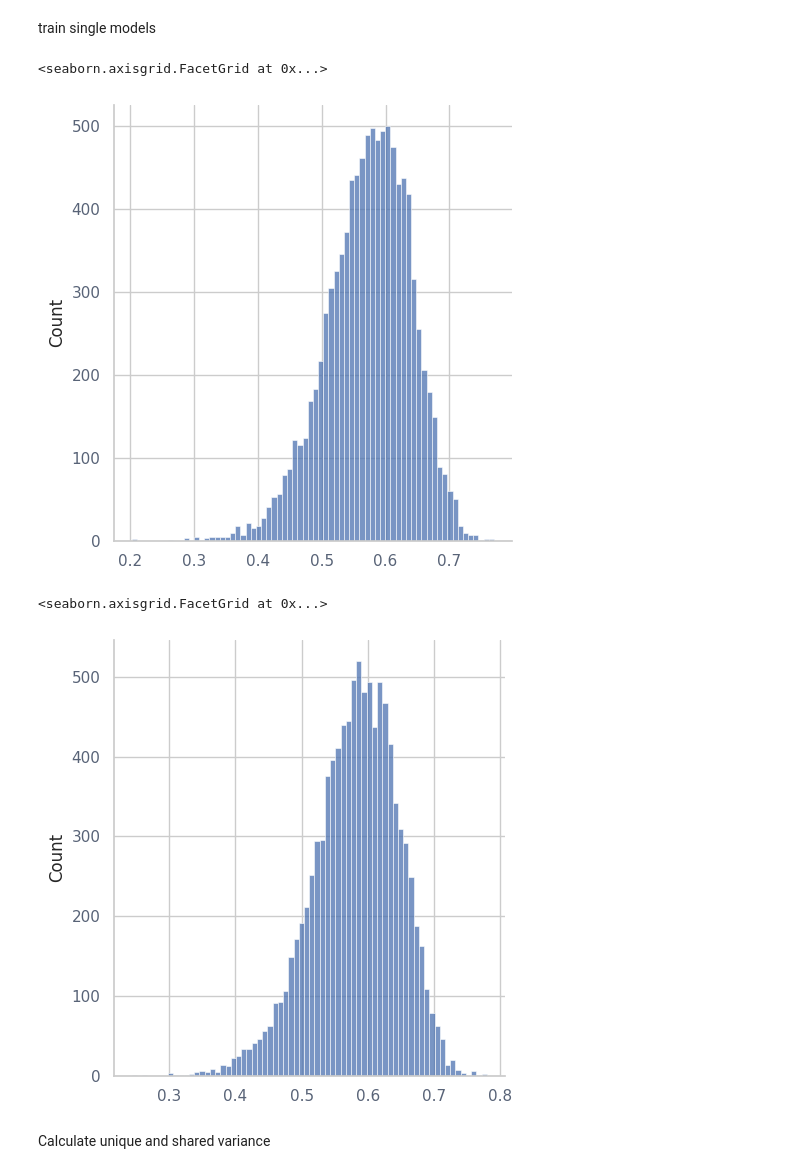
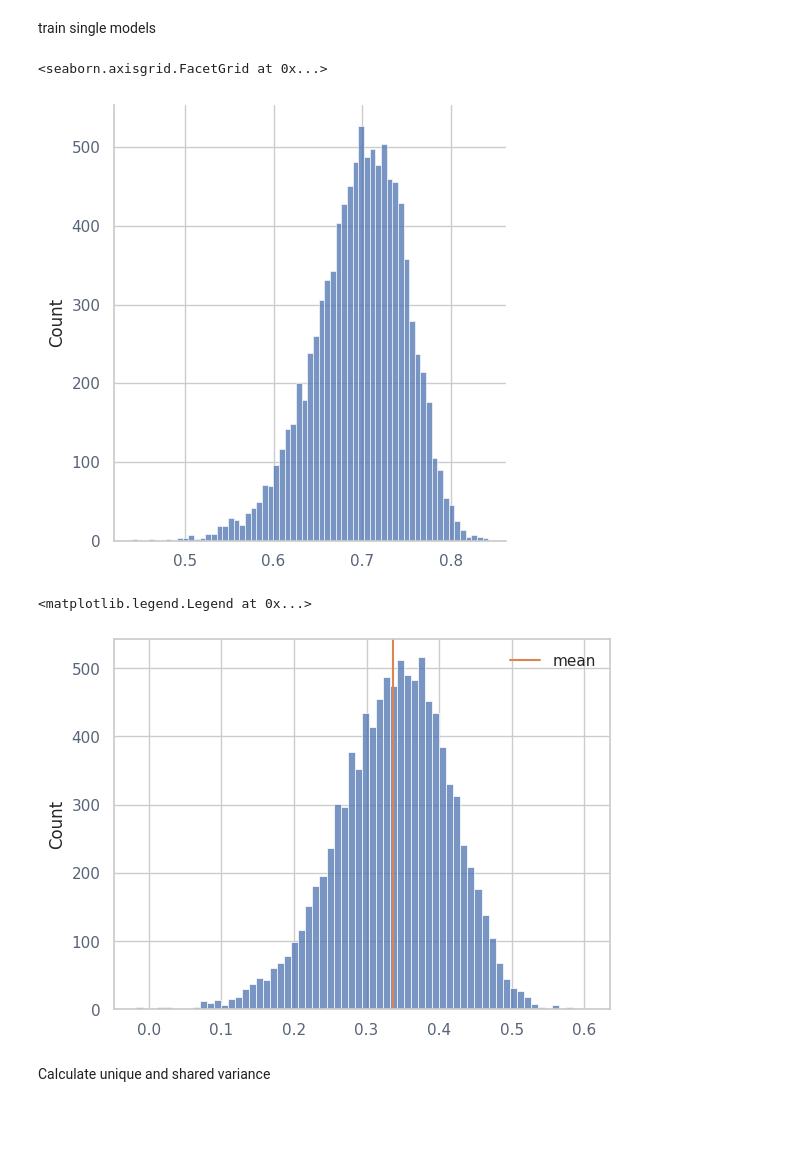
Before and after one commit to leo-schultheiss/compare_variance_residual, a Jupyter notebook: compare_variance_residual/variance_partitioning.ipynb, the cells around one changed output. Cells and saved outputs as stored; diff of their text form; code cells hidden in the pictures; blank space fills up the shorter version.

Commit message:
update alpha ranges for variance partitioning

```diff
--- a/compare_variance_residual/variance_partitioning.ipynb
+++ b/compare_variance_residual/variance_partitioning.ipynb
@@ -15,14 +15,14 @@ plt.style.use('nord')
 sns.set_theme(style='whitegrid')
 # %%
 d_list = [100, 100, 100]
-scalars = [1 / 3, 1 / 3, 1 / 3]
+scalars = [1 / 5, 3 / 5, 1 / 5]
 n_targets = 10000
 n_samples_train = 10000
 n_samples_test = 100
 n_samples = n_samples_train + n_samples_test
 noise_scalar = 0.1
 # %%
-alphas = np.logspace(-4, 4, 10)
+alphas = np.logspace(-5, 5, 10)
 cv = 10
 score_func = himalaya.scoring.r2_score
 # %%
@@ -55,7 +55,7 @@ score_0 = backend.to_numpy(score_0)
 sns.displot(score_0)
 # %% [output]
 <seaborn.axisgrid.FacetGrid at 0x...>
-[figure, old version]
+[figure, new version]
 # %%
 solver_params = dict(warn=False, score_func=score_func, n_targets_batch=1000)
 single_model = RidgeCV(alphas=alphas, cv=cv, solver_params=solver_params)
@@ -63,10 +63,12 @@ single_model.fit(Xs[1][:n_samples_train], Y[:n_samples_train])
 score_1 = single_model.score(Xs[1][n_samples_train:], Y[n_samples_train:])
 score_1 = backend.to_numpy(score_1)
 # %%
-sns.displot(score_1)
+sns.histplot(score_1)
+plt.axvline(score_1.mean(), label="mean", color="C1")
+plt.legend()
 # %% [output]
-<seaborn.axisgrid.FacetGrid at 0x...>
+<matplotlib.legend.Legend at 0x...>
-[figure, old version]
+[figure, new version]
 # %% [markdown]
 Calculate unique and shared variance
 # %%
```
Also changed, not shown: parts of 4 cells of this notebook.
